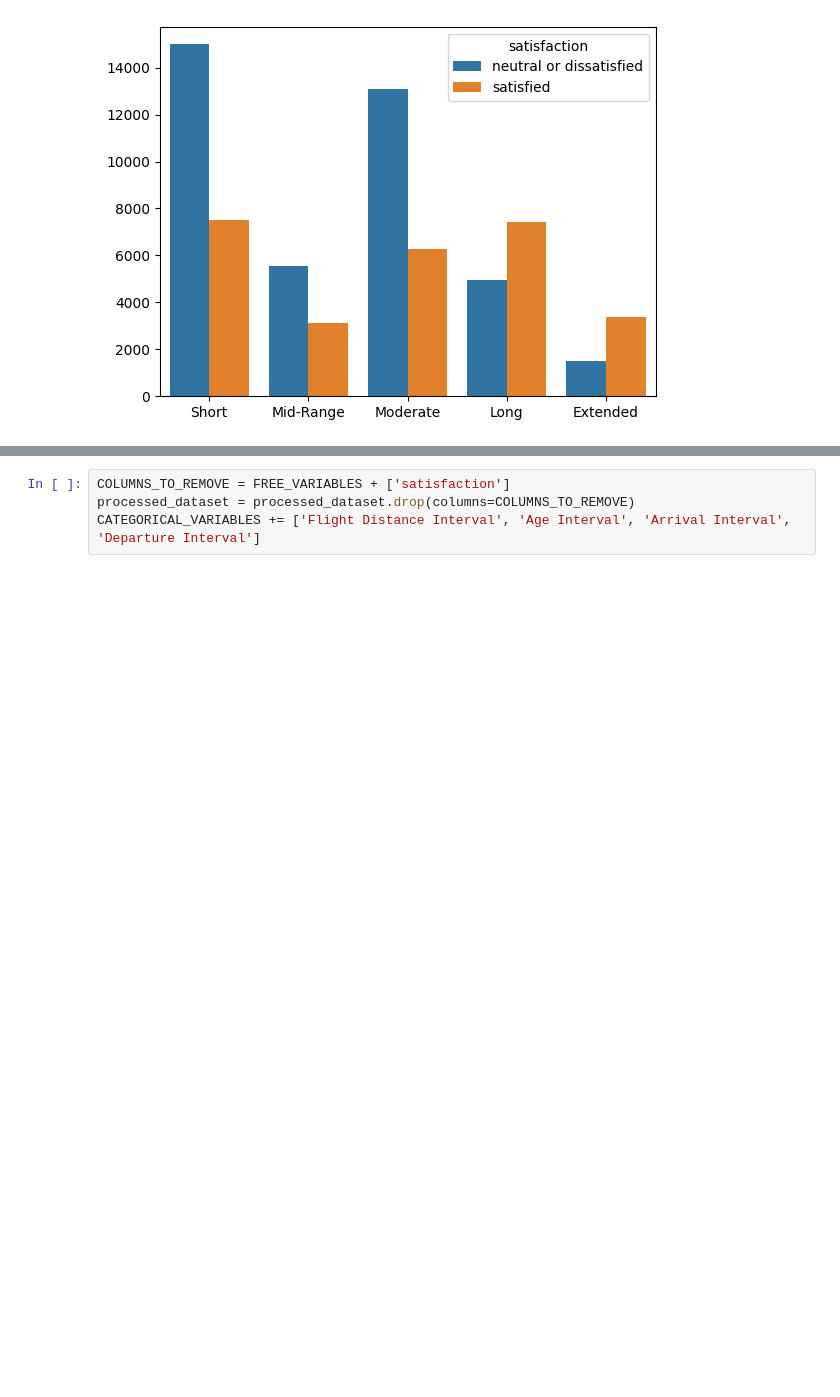
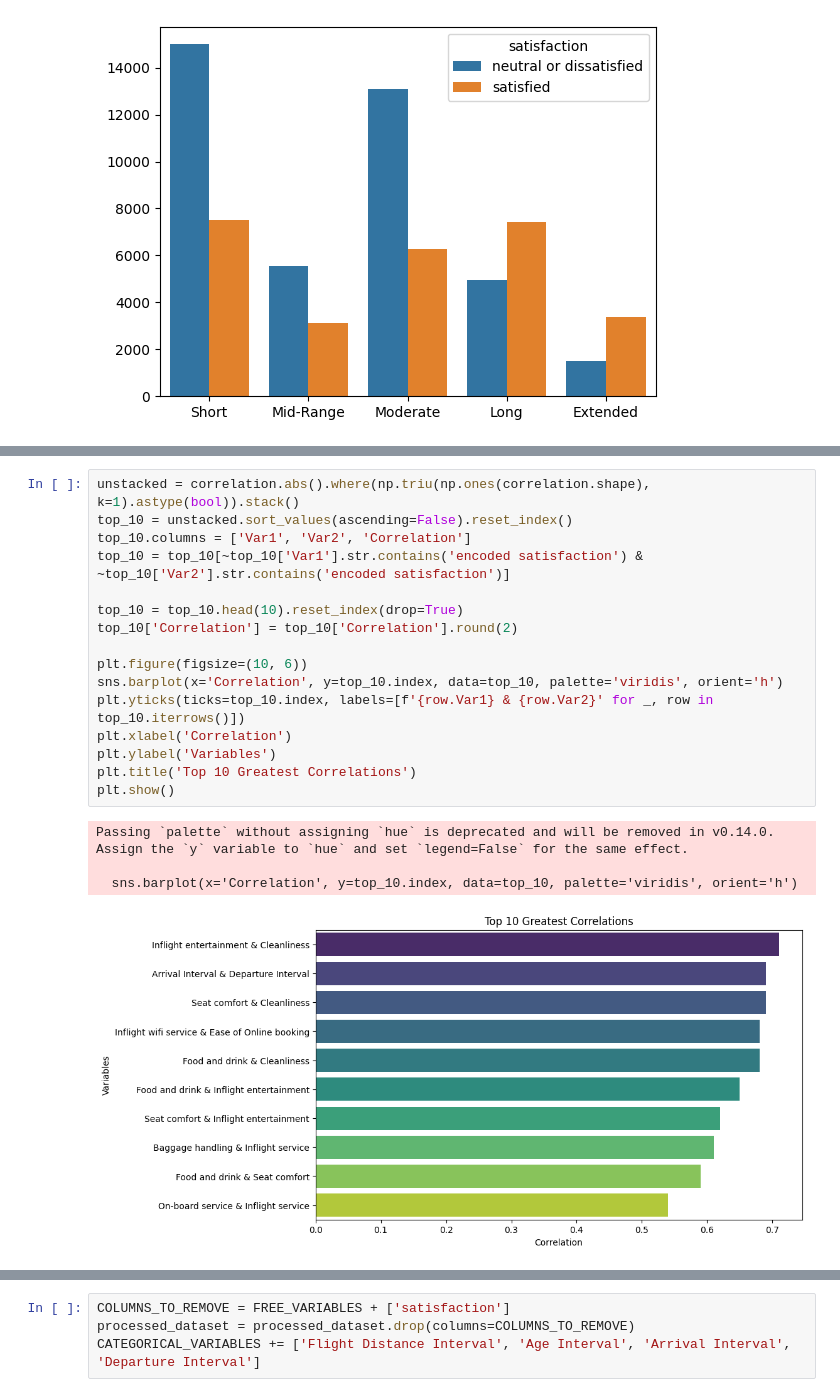
Before and after one commit to DanielSantos01/KAN-Neural-Network, a Jupyter notebook: Neural_Networks.ipynb, the cells around one changed output, grey strips where cells are left out. Drawn from its saved outputs; the diff is of its cells as text; blank space fills up the shorter version.

```diff
--- a/Neural_Networks.ipynb
+++ b/Neural_Networks.ipynb
@@ -326,0 +370,21 @@ make_histogram(processed_dataset, distance_options)
+# %%
+unstacked = correlation.abs().where(np.triu(np.ones(correlation.shape), k=1).astype(bool)).stack()
+top_10 = unstacked.sort_values(ascending=False).reset_index()
+top_10.columns = ['Var1', 'Var2', 'Correlation']
+top_10 = top_10[~top_10['Var1'].str.contains('encoded satisfaction') & ~top_10['Var2'].str.contains('encoded satisfaction')]
+
+top_10 = top_10.head(10).reset_index(drop=True)
+top_10['Correlation'] = top_10['Correlation'].round(2)
+
+plt.figure(figsize=(10, 6))
+sns.barplot(x='Correlation', y=top_10.index, data=top_10, palette='viridis', orient='h')
+plt.yticks(ticks=top_10.index, labels=[f'{row.Var1} & {row.Var2}' for _, row in top_10.iterrows()])
+plt.xlabel('Correlation')
+plt.ylabel('Variables')
+plt.title('Top 10 Greatest Correlations')
+plt.show()
+# %% [output]
+Passing `palette` without assigning `hue` is deprecated and will be removed in v0.14.0. Assign the `y` variable to `hue` and set `legend=False` for the same effect.
+
+  sns.barplot(x='Correlation', y=top_10.index, data=top_10, palette='viridis', orient='h')
+[figure, added]
```
Also changed, not shown: parts of 16 cells of this notebook.
